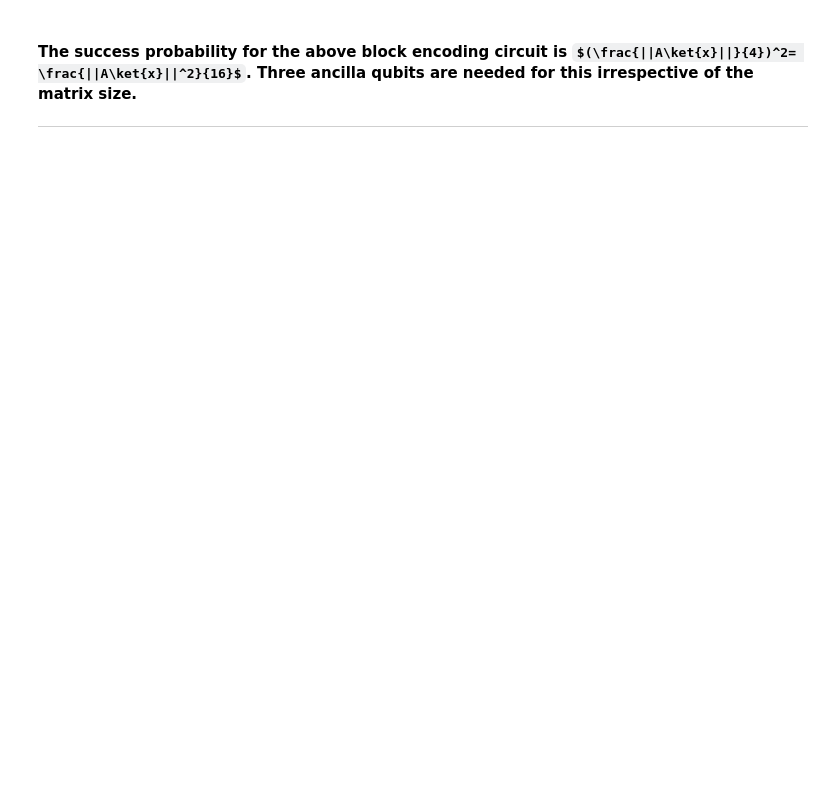
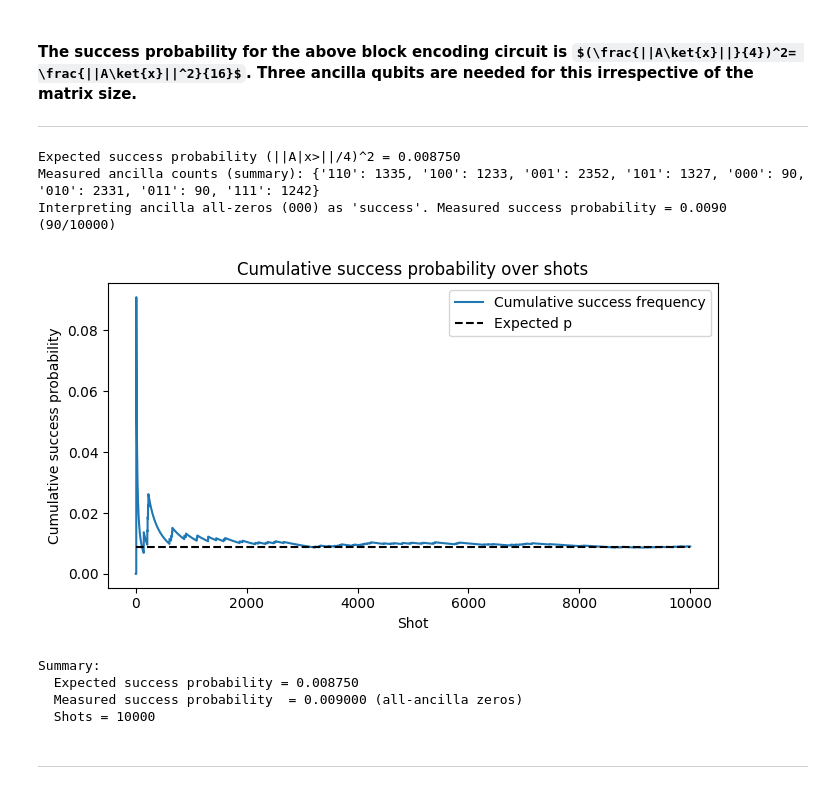
Before and after one commit to virajd98/Tutorial_SCI2025-Hybrid_QLS_for_CFD, a Jupyter notebook: blocks_demo.ipynb, the cells around one changed output. Drawn from its saved outputs; the diff is of its cells as text; code cells hidden in the pictures; some formulas as TeX source; blank space fills up the shorter version.

Commit message:
Added_success_probab_plot

```diff
--- a/blocks_demo.ipynb
+++ b/blocks_demo.ipynb
@@ -185,3 +185,73 @@ print(A_scaled)
 #### The success probability for the above block encoding circuit is $(\frac{||A\ket{x}||}{4})^2= \frac{||A\ket{x}||^2}{16}$. Three ancilla qubits are needed for this irrespective of the matrix size.
 
 ___
+# %%
+# Define input state |x> = |0...0> (computational zero state)
+n = N  # uses N defined earlier in the notebook
+x = np.zeros((n, 1))
+x[0, 0] = 1.0
+
+# Compute A|x> and expected success probability p = (||A|x>|| / s)^2 with s=4
+Ax = A.dot(x).flatten()
+expected_p = (np.linalg.norm(Ax) / 4.0) ** 2
+print(f"Expected success probability (||A|x>||/4)^2 = {expected_p:.6f}")
+
+# Build a fresh circuit that implements the same block-encoding and measures ALL ancilla qubits
+# Note: success is defined as all ancilla qubits (qreg_l and qreg_anc) being '0'
+qreg_j = QuantumRegister(int(log2(N)), 'j')
+qreg_l = QuantumRegister(num_controls, 'l')
+qreg_anc = QuantumRegister(1, 'anc')
+# classical register sized to hold all ancilla measurement bits
+creg = ClassicalRegister(num_controls + 1, 'c_anc_all')
+qc_sample = QuantumCircuit(qreg_j, qreg_l, qreg_anc, creg)
+apply_block_encoding_circuit(qc_sample, qreg_l, qreg_anc, qreg_j, theta_raw)
+# Measure all ancilla qubits into the classical register: qreg_l[0..] then qreg_anc[0]
+for i in range(num_controls):
+    qc_sample.measure(qreg_l[i], creg[i])
+qc_sample.measure(qreg_anc[0], creg[num_controls])
+
+# Run shots and collect memory (per-shot outcomes) to produce cumulative plot
+shots = 10000
+sim = Aer.get_backend('aer_simulator')
+compiled = transpile(qc_sample, sim)
+job = sim.run(compiled, shots=shots, memory=True)
+result = job.result()
+memory = result.get_memory(compiled)  # list of bitstrings (e.g. '000')
+counts = result.get_counts(compiled)
+# Define success as the all-zero ancilla bitstring (length = num_controls + 1)
+success_bitstring = '0' * (num_controls + 1)
+success_count = counts.get(success_bitstring, 0)
+success_prob = success_count / shots
+print(f"Measured ancilla counts (summary): {counts}")
+print(f"Interpreting ancilla all-zeros ({success_bitstring}) as 'success'. Measured success probability = {success_prob:.4f} ({success_count}/{shots})")
+
+# Cumulative success frequency across shots (convergence visualization)
+# memory entries are bitstrings corresponding to the classical register `c_anc_all`
+success_array = np.array([1 if m == success_bitstring else 0 for m in memory], dtype=int)
+cum_success = np.cumsum(success_array) / np.arange(1, shots + 1)
+plt.figure(figsize=(7,4))
+plt.plot(cum_success, label='Cumulative success frequency')
+plt.hlines(expected_p, 0, shots - 1, colors='k', linestyles='--', label='Expected p')
+plt.xlabel('Shot')
+plt.ylabel('Cumulative success probability')
+plt.title('Cumulative success probability over shots')
+plt.legend()
+plt.tight_layout()
+plt.show()
+
+# Small summary printed for clarity
+print('\nSummary:')
+print(f'  Expected success probability = {expected_p:.6f}')
+print(f'  Measured success probability  = {success_prob:.6f} (all-ancilla zeros)')
+print(f'  Shots = {shots}')
+# %% [output]
+Expected success probability (||A|x>||/4)^2 = 0.008750
+Measured ancilla counts (summary): {'110': 1335, '100': 1233, '001': 2352, '101': 1327, '000': 90, '010': 2331, '011': 90, '111': 1242}
+Interpreting ancilla all-zeros (000) as 'success'. Measured success probability = 0.0090 (90/10000)
+[figure, added]
+Summary:
+  Expected success probability = 0.008750
+  Measured success probability  = 0.009000 (all-ancilla zeros)
+  Shots = 10000
+# %% [markdown]
+___
```
Also changed, not shown: parts of 4 cells of this notebook, 1 other file.
